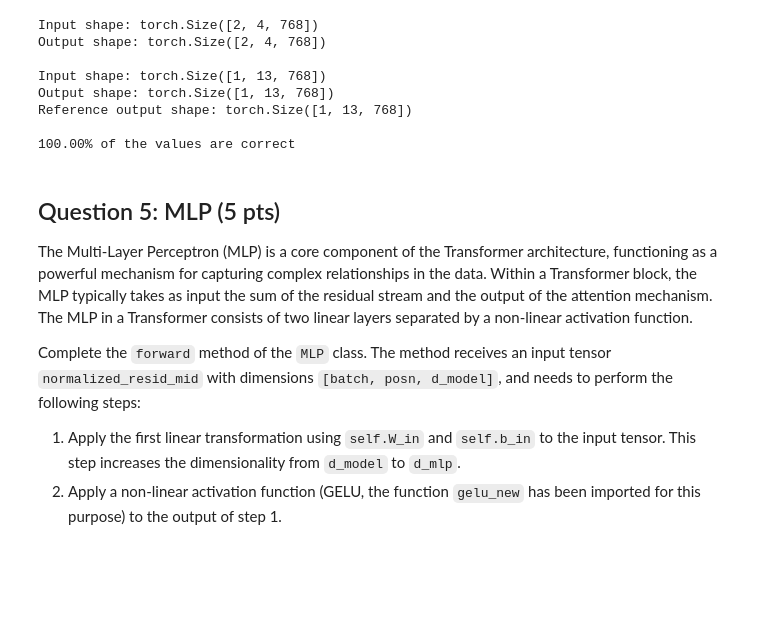
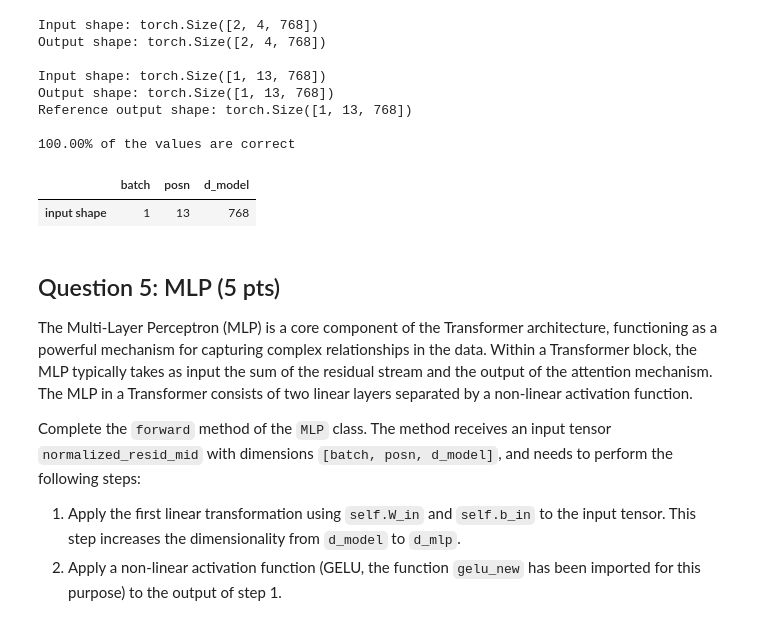
Before and after one commit to juliepinole/LLM, a Jupyter notebook: LLMs_Assignment2_Q1.ipynb, the cells around one changed output. Drawn from its saved outputs; the diff is of its cells as text; code cells hidden in the pictures; blank space fills up the shorter version.

```diff
--- a/LLMs_Assignment2_Q1.ipynb
+++ b/LLMs_Assignment2_Q1.ipynb
@@ -405,6 +424,16 @@ Output shape: torch.Size([1, 13, 768])
 Reference output shape: torch.Size([1, 13, 768])
 
 100.00% of the values are correct
+# %%
+params_dict = {
+		'batch': 1,
+    'posn': 13,
+    'd_model': 768,
+}
+pd.DataFrame(params_dict, index=['input shape'])
+# %% [output]
+|  | batch | posn | d_model |
+| input shape | 1 | 13 | 768 |
 # %%
 # def load_gpt2_test_attention(cls, gpt2_layer, input):
 #     cfg = Config(debug=True)
```
Also changed, not shown: parts of 13 cells of this notebook, 1 other file.
